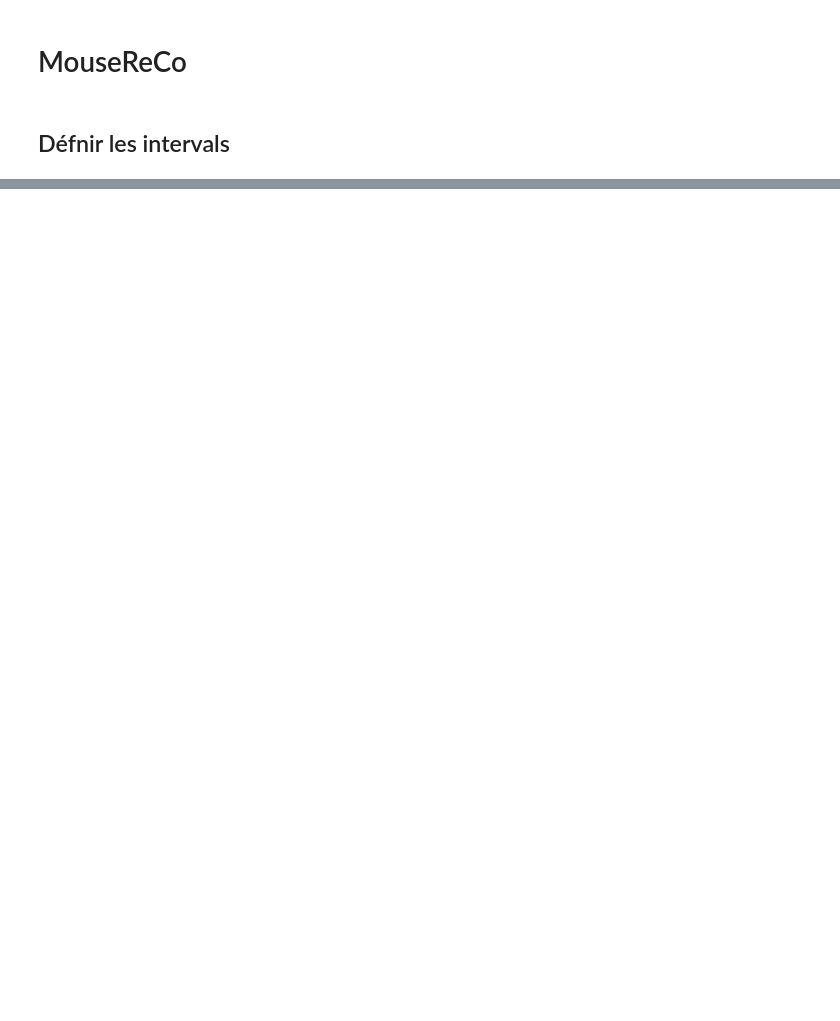
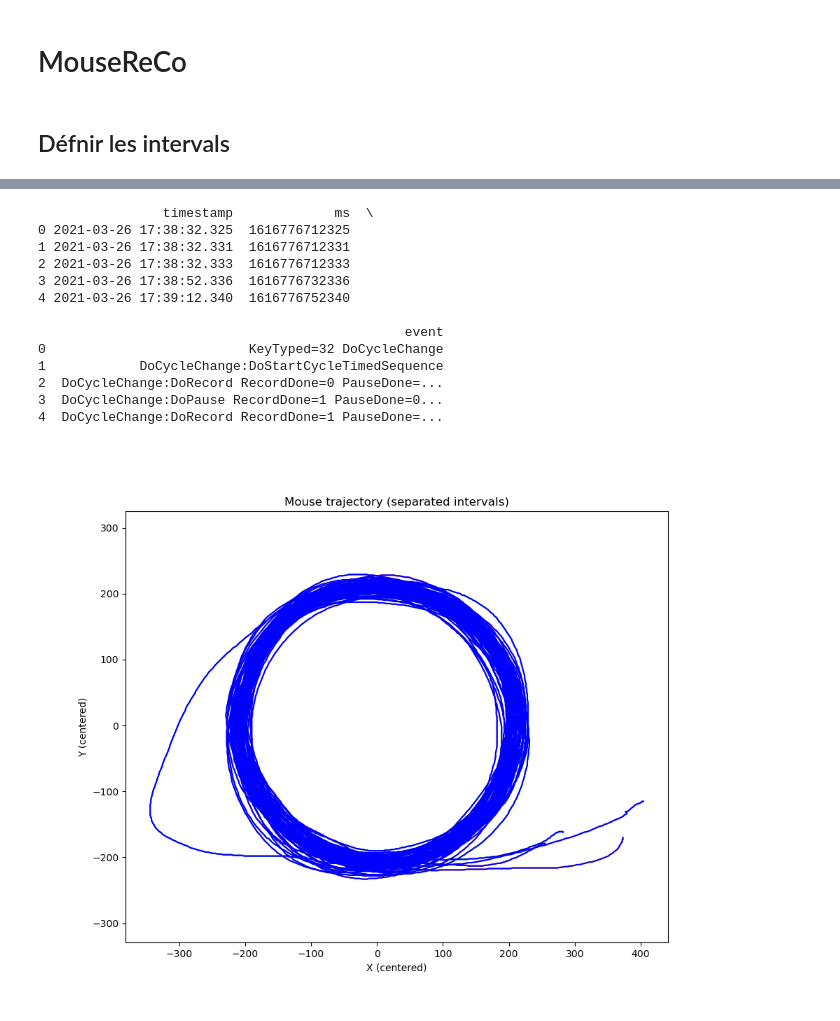
Before and after one commit to TheoLec-student/Circular_task_analysis, a Jupyter notebook: main.ipynb, the cells around one changed output, grey strips where cells are left out. Drawn from its saved outputs; the diff is of its cells as text; code cells hidden in the pictures; blank space fills up the shorter version.

Commit message:
Plot intervals by intervals the Mouse trajectory

```diff
--- a/main.ipynb
+++ b/main.ipynb
@@ -67,20 +68,18 @@ print("First DoPause timestamp:", do_pause_times.iloc[0] if not do_pause_times.e
 
 #Fonction to extract intervals between "DoRecord" and "DoPause"
 def extract_record_pause_intervals(df):
-    record_times = df[df["event"].str.contains("DoRecord", na=False)]["timestamp"].reset_index(drop=True)
-    pause_times = df[df["event"].str.contains("DoPause", na=False)]["timestamp"].reset_index(drop=True)
+    record_times = df[df["event"].str.contains("DoRecord", na=False)]["ms"].reset_index(drop=True)
+    pause_times  = df[df["event"].str.contains("DoPause",  na=False)]["ms"].reset_index(drop=True)
 
     intervals = []
     min_length = min(len(record_times), len(pause_times))
 
     for i in range(min_length):
-        start = record_times.iloc[i]
-        end = pause_times.iloc[i]
-        # Formatage en heure:minute:seconde.millisecondes
-        start_str = start.strftime("%H:%M:%S.%f")[:-3]  # on garde 3 chiffres de ms
-        end_str = end.strftime("%H:%M:%S.%f")[:-3]
-        duration = (end - start).total_seconds()
-        intervals.append((start_str, end_str, duration))
+        start_ms = int(record_times.iloc[i])
+        end_ms   = int(pause_times.iloc[i])
+        duration = (end_ms - start_ms) / 1000.0  # secondes
+
+        intervals.append((start_ms, end_ms, duration))
 
     return intervals
 intervals = extract_record_pause_intervals(df)
@@ -173,0 +108,58 @@ plt.show()
+# %%
+# --- 1. Charger le CSV ---
+data = np.loadtxt("data/001MoDe_R1.csv", delimiter=",", skiprows=4)
+print(df.head())
+
+csv_time = data[:,0]   # timestamps en ms UNIX
+mouseX_raw = data[:,1]
+mouseY_raw = data[:,2]
+mouse_target = data[:,3]
+
+# --- 2. Filtrer ---
+filtered_mouseX = []
+filtered_mouseY = []
+
+for start_ms, end_ms, _ in intervals:
+
+    # masque correct
+    mask = (csv_time >= start_ms) & (csv_time <= end_ms)
+
+    filtered_mouseX.extend(mouseX_raw[mask])
+    filtered_mouseY.extend(mouseY_raw[mask])
+
+mouseX = np.array(filtered_mouseX)
+mouseY = np.array(filtered_mouseY)
+
+
+#centerX 552;centerY 330
+#Centrer les coordonnées de la souris
+centerX = 552
+centerY = 330
+for start_ms, end_ms, _ in intervals:
+    mask = (csv_time >= start_ms) & (csv_time <= end_ms)
+
+    x_seg = mouseX_raw[mask] - centerX
+    y_seg = -(mouseY_raw[mask] - centerY)  # inversion Y
+
+    plt.plot(x_seg, y_seg, color='blue')
+
+plt.xlabel("X (centered)")
+plt.ylabel("Y (centered)")
+plt.title("Mouse trajectory (separated intervals)")
+plt.axis("equal")
+plt.show()
+# %% [output]
+                timestamp             ms  \
+0 2021-03-26 17:38:32.325  1616776712325
+1 2021-03-26 17:38:32.331  1616776712331
+2 2021-03-26 17:38:32.333  1616776712333
+3 2021-03-26 17:38:52.336  1616776732336
+4 2021-03-26 17:39:12.340  1616776752340
+
+                                               event
+0                          KeyTyped=32 DoCycleChange
+1            DoCycleChange:DoStartCycleTimedSequence
+2  DoCycleChange:DoRecord RecordDone=0 PauseDone=...
+3  DoCycleChange:DoPause RecordDone=1 PauseDone=0...
+4  DoCycleChange:DoRecord RecordDone=1 PauseDone=...
+[figure, added]
```
Also changed, not shown: parts of 4 cells of this notebook.
